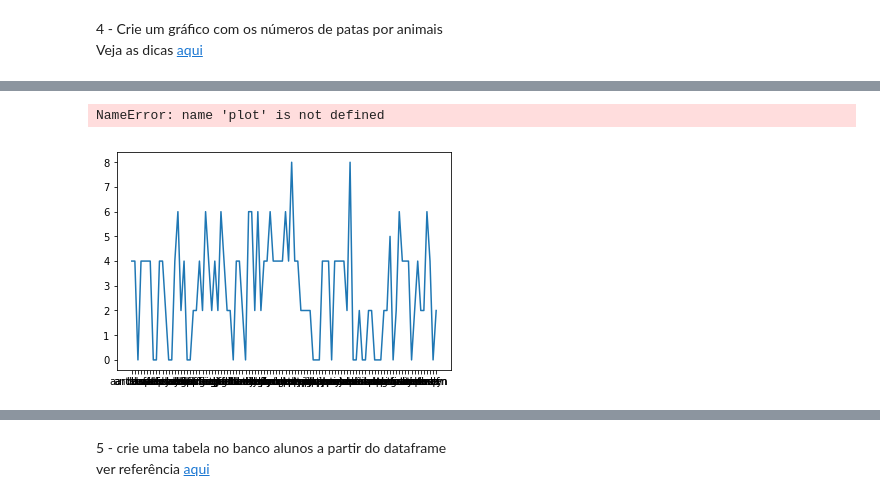
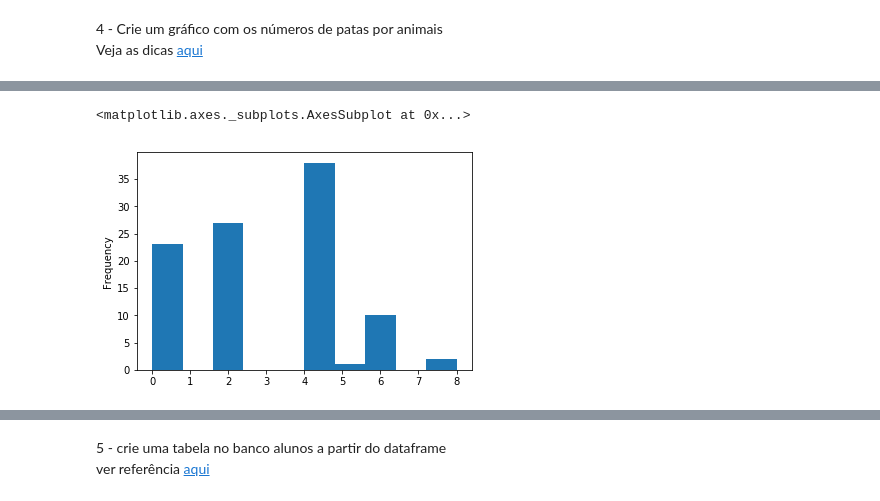
Before and after one commit to vitmesquita/FGV_Programming_Languages, a Jupyter notebook: Python/Exercicios/Exercicios_Revisao_A2-Copy1.ipynb, the cells around one changed output, grey strips where cells are left out. Saved outputs shown, nothing was run; the diff lists cells and outputs as text; code cells hidden in the pictures.

```diff
--- a/Python/Exercicios/Exercicios_Revisao_A2-Copy1.ipynb
+++ b/Python/Exercicios/Exercicios_Revisao_A2-Copy1.ipynb
@@ -24,8 +24,8 @@ import pandas.io.sql as psql
 # %% [markdown]
 Para o Dataframe abaixo, resolva as seguintes tarefas:
 # %%
-pd_zoo = pd.read_csv('../Dados/zoo.csv')
-pd_zoo.head()
+df_zoo = pd.read_csv('../Dados/zoo.csv')
+df_zoo.head()
 # %% [output]
 |  | animal | hair | feathers | eggs | milk | airborne | aquatic | predator | toothed | backbone | ... |
 | 0 | aardvark | True | False | False | True | False | False | True | True | True | ... |
@@ -107,8 +131,5 @@ Name: animal, Length: 101, dtype: object
-# %%
-x=pd_zoo['animal']
-y=pd_zoo['legs']
-plt.plot(x,y)
-plot.show()
-# %% [output]
-NameError: name 'plot' is not defined
-[figure, removed]
+# %%
+df_zoo.legs.plot(kind='hist')
+# %% [output]
+<matplotlib.axes._subplots.AxesSubplot at 0x...>
+[figure, added]
```
Also changed, not shown: parts of 9 cells of this notebook.
